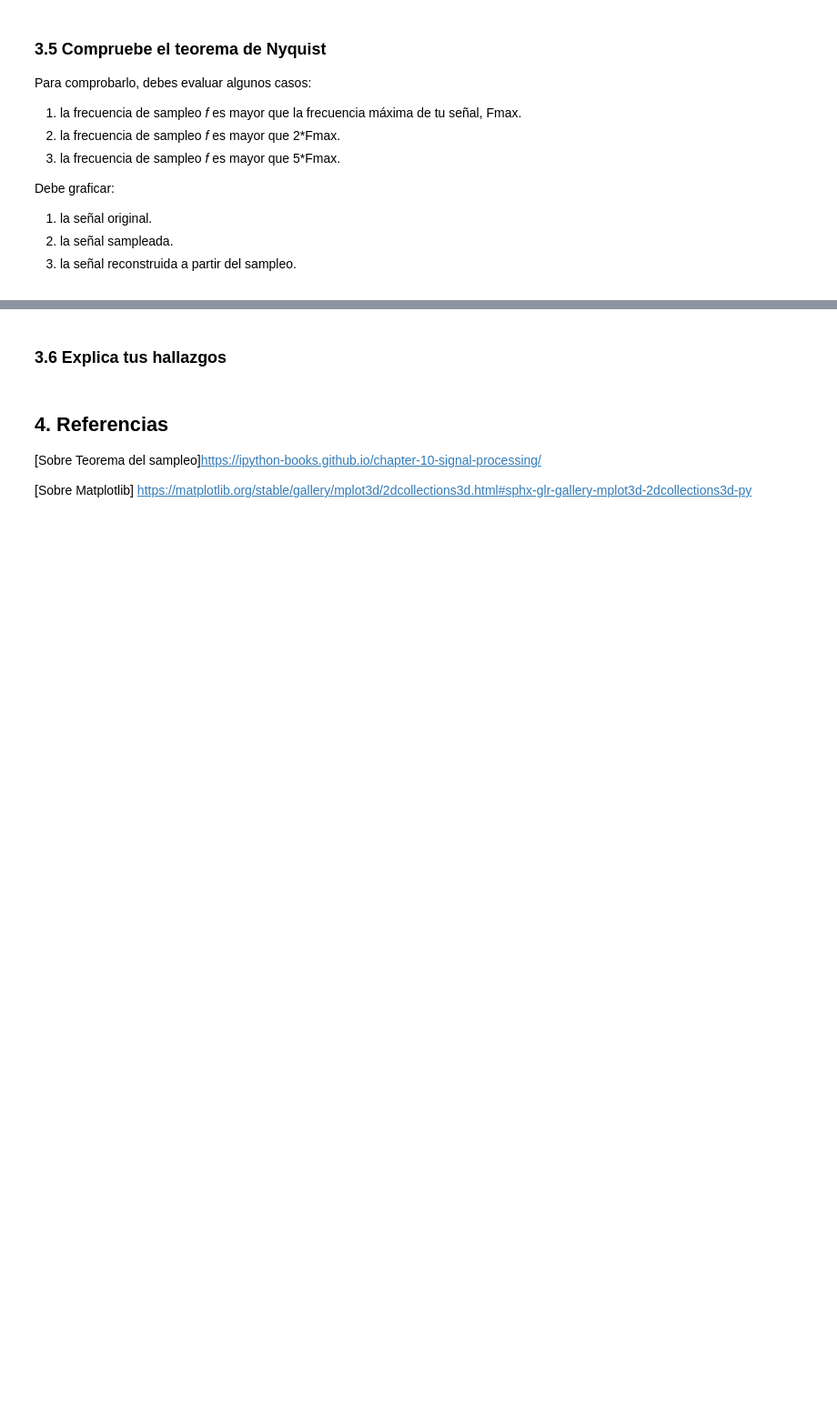
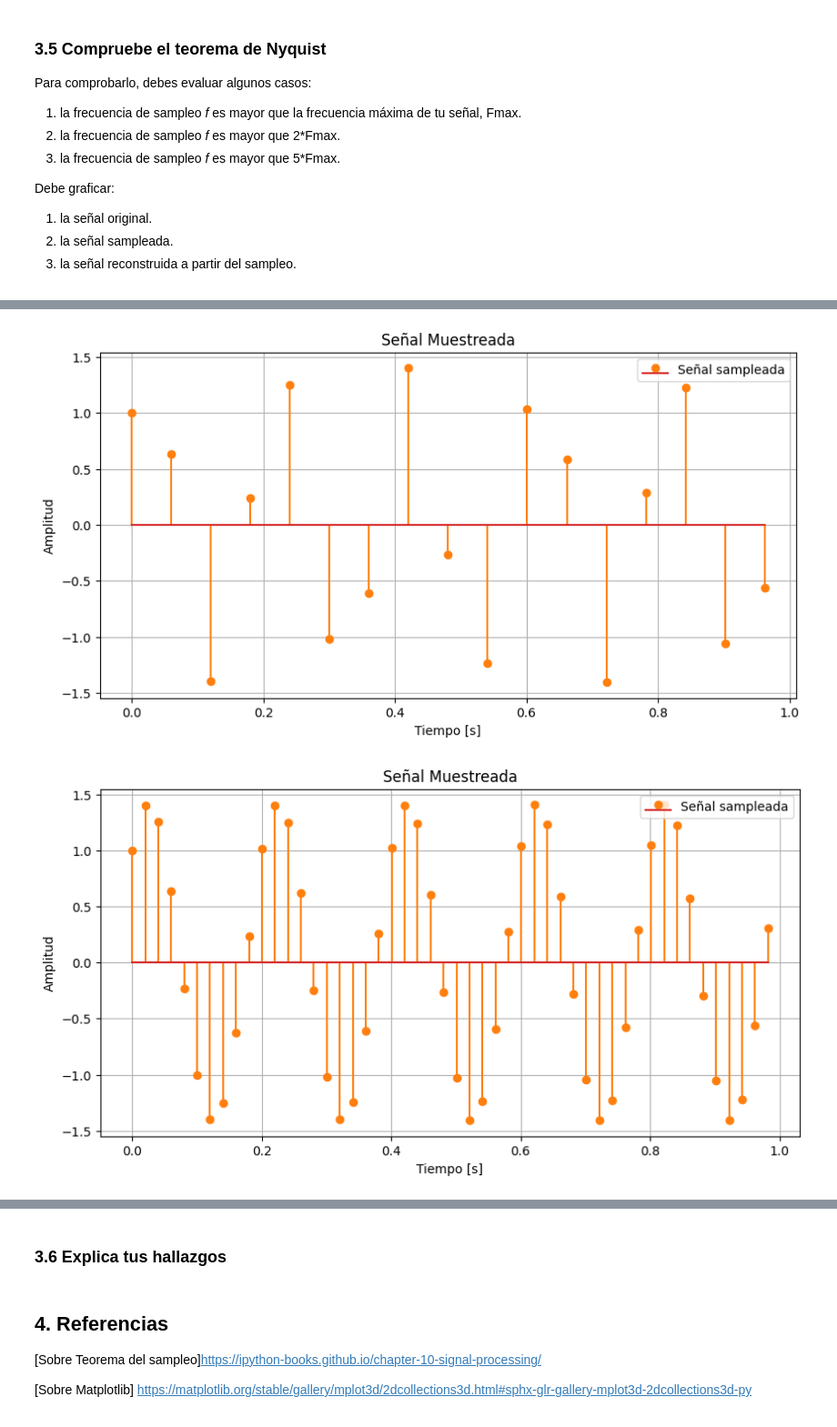
Before and after one commit to Soldatwar/EIE-401_Gallardo_Felipe_Actividades, a Jupyter notebook: Actividad_2/Actividad_2_GallardoFelipe_ID.ipynb, the cells around one changed output, grey strips where cells are left out. Shown at 91% size. Drawn from its saved outputs; the diff is of its cells as text; code cells hidden in the pictures; blank space fills up the shorter version.

```diff
--- a/Actividad_2/Actividad_2_GallardoFelipe_ID.ipynb
+++ b/Actividad_2/Actividad_2_GallardoFelipe_ID.ipynb
@@ -206,0 +219,48 @@ Debe graficar:
+# %%
+# Parámetros de la señal
+fs1 = 30
+fs2 = 10
+fs3 = 4
+
+# Generar la señal triangular
+t = np.linspace(0, 1, 500)
+
+fs = 10
+
+# Realizar el muestreo
+suma_s_muestreada = suma_s[::fs1]
+suma_s_muestreada2 = suma_s[::fs2]
+suma_s_muestreada3 = suma_s[::fs3]
+
+# Graficar la señal muestreada
+plt.figure(figsize=(10, 5))
+plt.stem(t[::fs1], suma_s_muestreada, linefmt='C1-', markerfmt='C1o', label='Señal sampleada')
+plt.title('Señal Muestreada')
+plt.xlabel('Tiempo [s]')
+plt.ylabel('Amplitud')
+plt.legend()
+plt.grid(True)
+plt.show()
+
+# Graficar la señal muestreada
+plt.figure(figsize=(10, 5))
+plt.stem(t[::fs2], suma_s_muestreada2, linefmt='C1-', markerfmt='C1o', label='Señal sampleada')
+plt.title('Señal Muestreada')
+plt.xlabel('Tiempo [s]')
+plt.ylabel('Amplitud')
+plt.legend()
+plt.grid(True)
+plt.show()
+
+# Graficar la señal muestreada
+plt.figure(figsize=(10, 5))
+plt.stem(t[::fs3], suma_s_muestreada3, linefmt='C1-', markerfmt='C1o', label='Señal sampleada')
+plt.title('Señal Muestreada')
+plt.xlabel('Tiempo [s]')
+plt.ylabel('Amplitud')
+plt.legend()
+plt.grid(True)
+plt.show()
+# %% [output]
+[figure, added]
+[figure, added]
```
Also changed, not shown: parts of 8 cells of this notebook.
